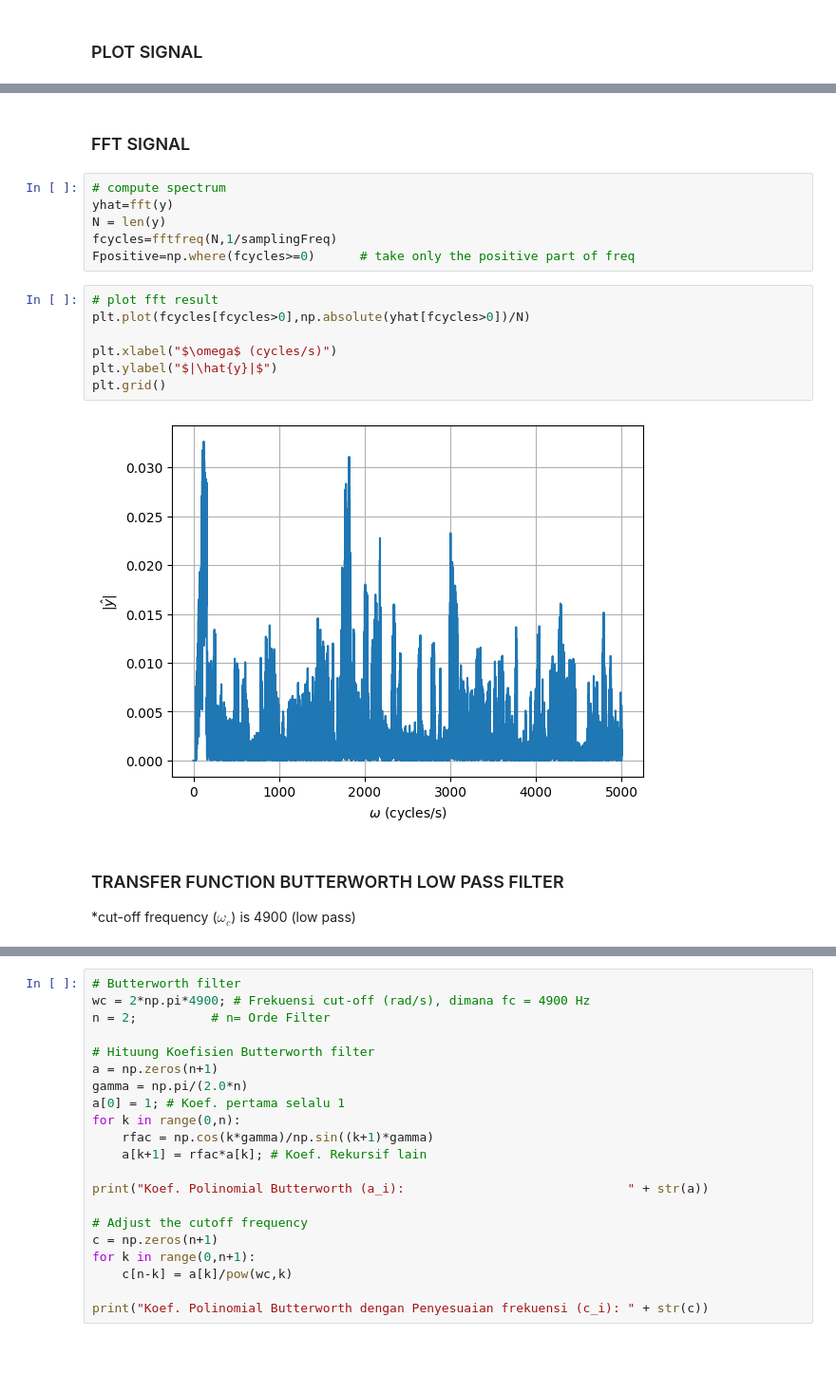
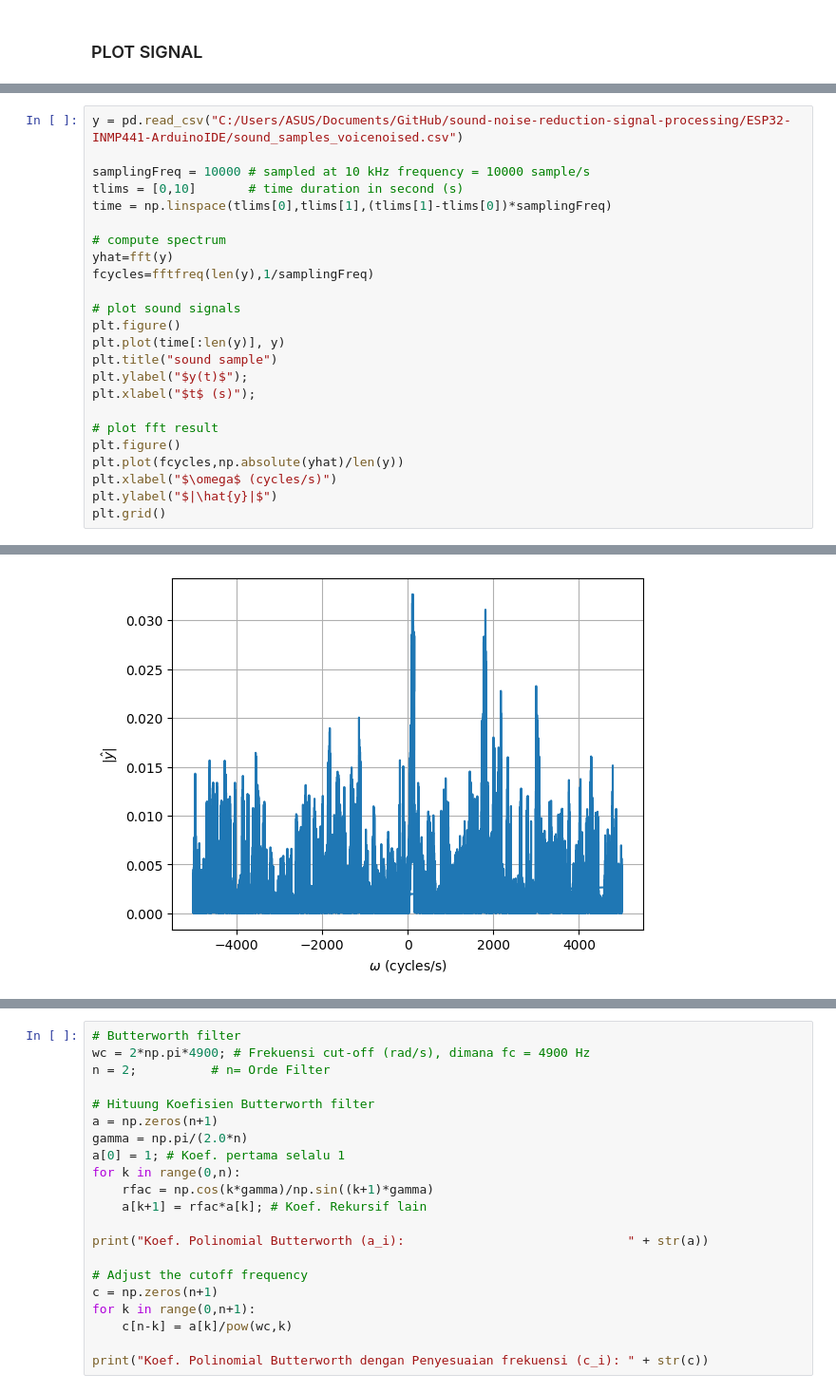
Before and after one commit to AdnanBayu/sound-noise-reduction-signal-processing, a Jupyter notebook: ESP32-INMP441-ArduinoIDE/Design-Filter/filter-design.ipynb, the cells around one changed output, grey strips where cells are left out. Shown: that part at 95% size. Saved outputs shown, nothing was run; the diff lists cells and outputs as text; blank space fills up the shorter version.

```diff
--- a/ESP32-INMP441-ArduinoIDE/Design-Filter/filter-design.ipynb
+++ b/ESP32-INMP441-ArduinoIDE/Design-Filter/filter-design.ipynb
@@ -36,20 +13,25 @@ plt.xlabel("$t$ (s)");
-# %% [markdown]
-### FFT SIGNAL
-# %%
-# compute spectrum
-yhat=fft(y)
-N = len(y)
-fcycles=fftfreq(N,1/samplingFreq)
-Fpositive=np.where(fcycles>=0)      # take only the positive part of freq
-# %%
-# plot fft result
-plt.plot(fcycles[fcycles>0],np.absolute(yhat[fcycles>0])/N)
-
-plt.xlabel("$\omega$ (cycles/s)")
-plt.ylabel("$|\hat{y}|$")
-plt.grid()
-# %% [output]
-[figure, removed]
-# %% [markdown]
-### TRANSFER FUNCTION BUTTERWORTH LOW PASS FILTER
-*cut-off frequency ($\omega_c$) is 4900 (low pass)
+# %%
+y = pd.read_csv("C:/Users/ASUS/Documents/GitHub/sound-noise-reduction-signal-processing/ESP32-INMP441-ArduinoIDE/sound_samples_voicenoised.csv")
+
+samplingFreq = 10000 # sampled at 10 kHz frequency = 10000 sample/s
+tlims = [0,10]       # time duration in second (s)
+time = np.linspace(tlims[0],tlims[1],(tlims[1]-tlims[0])*samplingFreq)
+
+# compute spectrum
+yhat=fft(y)
+fcycles=fftfreq(len(y),1/samplingFreq)
+
+# plot sound signals
+plt.figure()
+plt.plot(time[:len(y)], y)
+plt.title("sound sample")
+plt.ylabel("$y(t)$");
+plt.xlabel("$t$ (s)");
+
+# plot fft result
+plt.figure()
+plt.plot(fcycles,np.absolute(yhat)/len(y))
+plt.xlabel("$\omega$ (cycles/s)")
+plt.ylabel("$|\hat{y}|$")
+plt.grid()
+# %% [output]
@@ -55,0 +39 @@ plt.grid()
+[figure, added]
```
Also changed, not shown: parts of 10 cells of this notebook, 5 other files.
